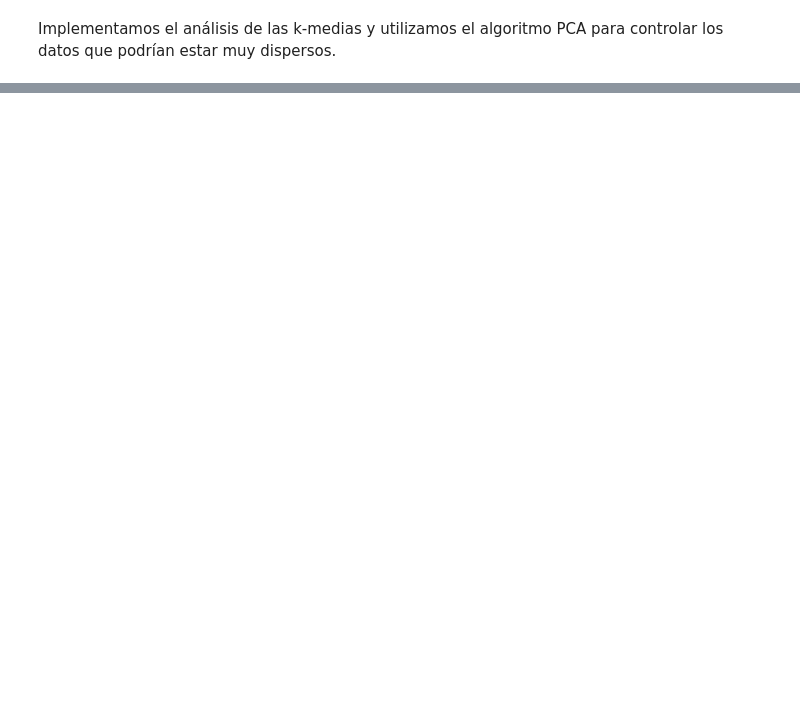
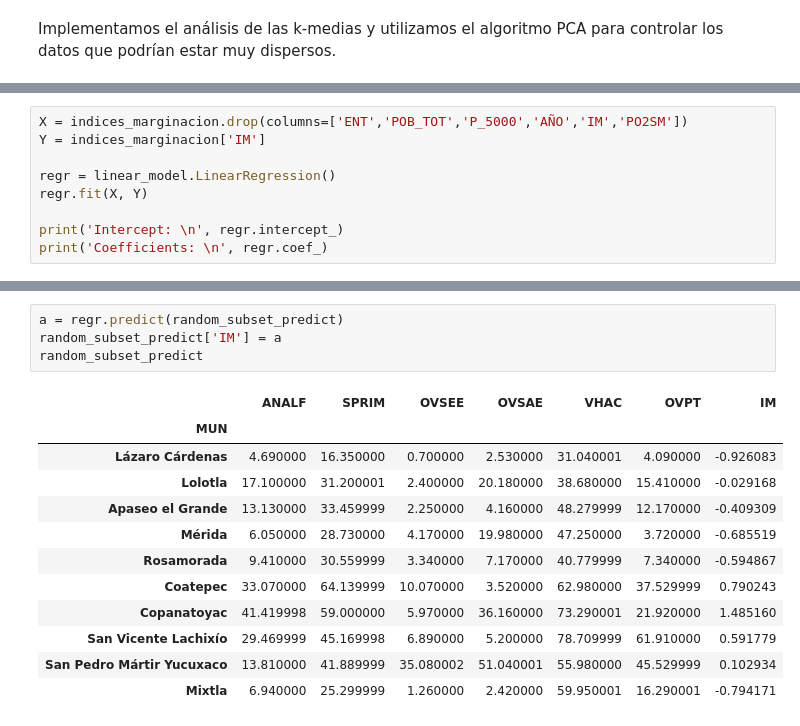
Before and after one commit to BrayanDurazo/EvidenciasCursoML, a Jupyter notebook: Datos_marginacion.ipynb, the cells around one changed output, grey strips where cells are left out. Drawn from its saved outputs; the diff is of its cells as text; blank space fills up the shorter version.

```diff
--- a/Datos_marginacion.ipynb
+++ b/Datos_marginacion.ipynb
@@ -220,0 +279,9 @@ sns.scatterplot(x=pca_d[:, 0], y=pca_c[:, 0], hue=kmeansoutput.labels_, palette=
+# %%
+X = indices_marginacion.drop(columns=['ENT','POB_TOT','P_5000','AÑO','IM','PO2SM'])
+Y = indices_marginacion['IM']
+
+regr = linear_model.LinearRegression()
+regr.fit(X, Y)
+
+print('Intercept: \n', regr.intercept_)
+print('Coefficients: \n', regr.coef_)
@@ -220,0 +337,17 @@ sns.scatterplot(x=pca_d[:, 0], y=pca_c[:, 0], hue=kmeansoutput.labels_, palette=
+# %%
+a = regr.predict(random_subset_predict)
+random_subset_predict['IM'] = a
+random_subset_predict
+# %% [output]
+|  | ANALF | SPRIM | OVSEE | OVSAE | VHAC | OVPT | IM |
+| MUN |  |  |  |  |  |  |  |
+| Lázaro Cárdenas | 4.690000 | 16.350000 | 0.700000 | 2.530000 | 31.040001 | 4.090000 | -0.926083 |
+| Lolotla | 17.100000 | 31.200001 | 2.400000 | 20.180000 | 38.680000 | 15.410000 | -0.029168 |
+| Apaseo el Grande | 13.130000 | 33.459999 | 2.250000 | 4.160000 | 48.279999 | 12.170000 | -0.409309 |
+| Mérida | 6.050000 | 28.730000 | 4.170000 | 19.980000 | 47.250000 | 3.720000 | -0.685519 |
+| Rosamorada | 9.410000 | 30.559999 | 3.340000 | 7.170000 | 40.779999 | 7.340000 | -0.594867 |
+| Coatepec | 33.070000 | 64.139999 | 10.070000 | 3.520000 | 62.980000 | 37.529999 | 0.790243 |
+| Copanatoyac | 41.419998 | 59.000000 | 5.970000 | 36.160000 | 73.290001 | 21.920000 | 1.485160 |
+| San Vicente Lachixío | 29.469999 | 45.169998 | 6.890000 | 5.200000 | 78.709999 | 61.910000 | 0.591779 |
+| San Pedro Mártir Yucuxaco | 13.810000 | 41.889999 | 35.080002 | 51.040001 | 55.980000 | 45.529999 | 0.102934 |
+| Mixtla | 6.940000 | 25.299999 | 1.260000 | 2.420000 | 59.950001 | 16.290001 | -0.794171 |
```
Also changed, not shown: parts of 12 cells of this notebook.
